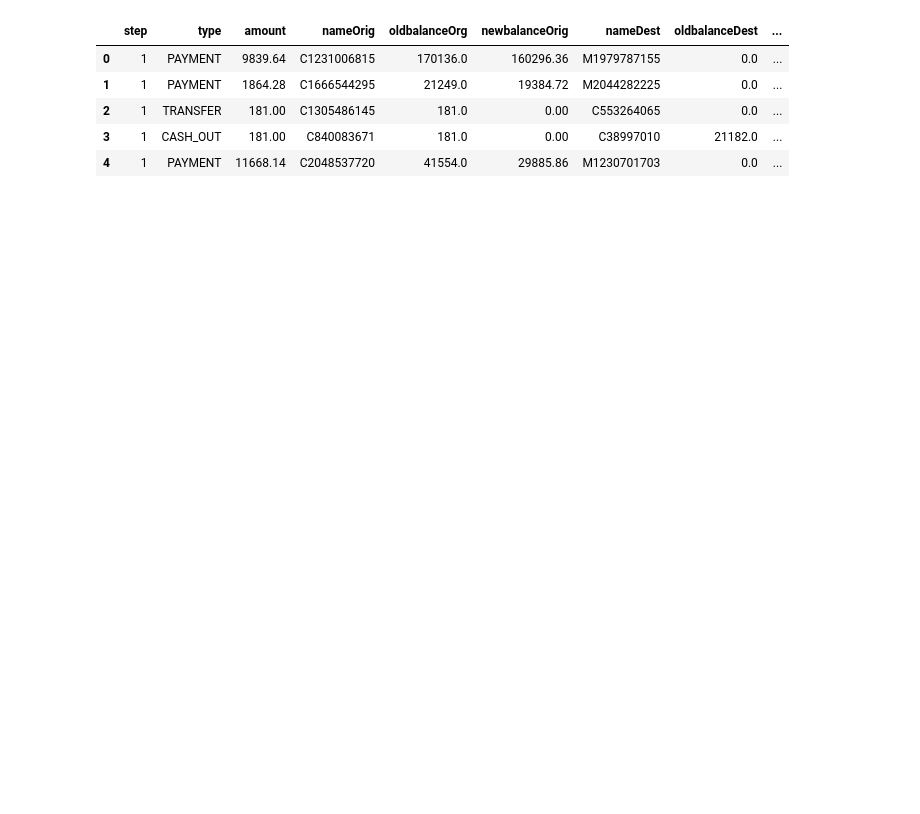
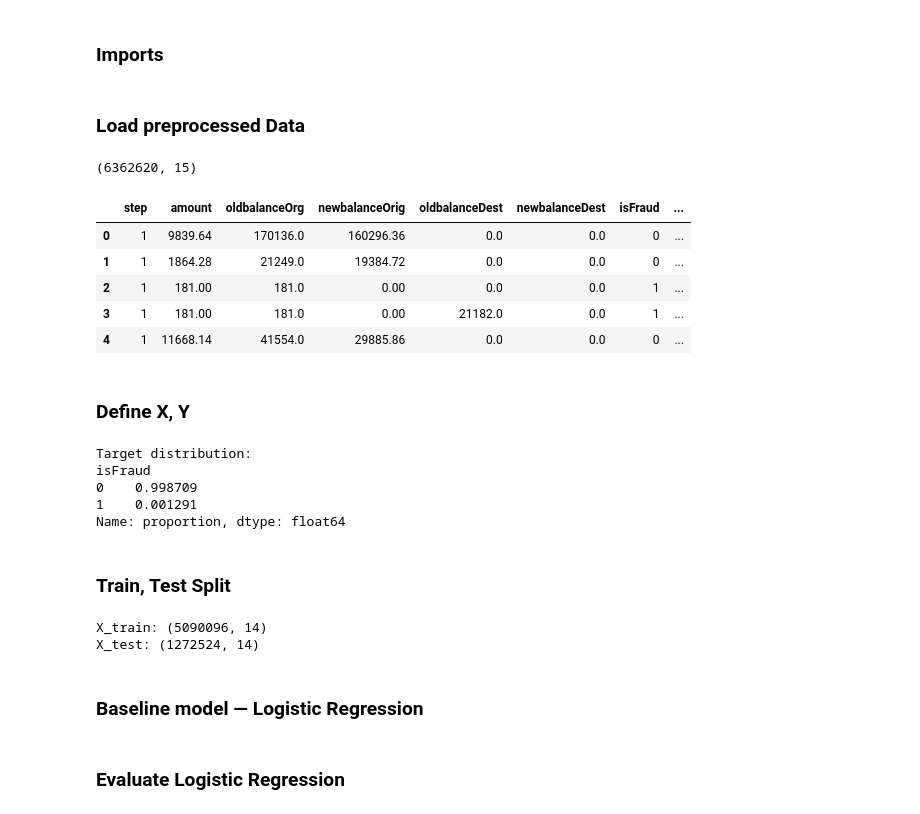
Before and after one commit to devgirl-esther/Fraud-Detection-Data-Analysis-and-ML-, a Jupyter notebook: notebooks/02_modeling.ipynb, the cells around one changed output. Drawn from its saved outputs; the diff is of its cells as text; code cells hidden in the pictures; blank space fills up the shorter version.

```diff
--- a/notebooks/02_modeling.ipynb
+++ b/notebooks/02_modeling.ipynb
@@ -11,0 +1,2 @@ import matplotlib.pyplot as plt
+# %% [markdown]
+### Imports
@@ -12,10 +27,47 @@ import matplotlib.pyplot as plt
+# %% [markdown]
+### Load preprocessed Data
+# %%
+df = pd.read_csv("../data/processed/fraud_baseline_model_data.csv")
+
+print(df.shape)
+df.head()
+# %% [output]
+(6362620, 15)
+|  | step | amount | oldbalanceOrg | newbalanceOrig | oldbalanceDest | newbalanceDest | isFraud | ... |
+| 0 | 1 | 9839.64 | 170136.0 | 160296.36 | 0.0 | 0.0 | 0 | ... |
+| 1 | 1 | 1864.28 | 21249.0 | 19384.72 | 0.0 | 0.0 | 0 | ... |
+| 2 | 1 | 181.00 | 181.0 | 0.00 | 0.0 | 0.0 | 1 | ... |
+| 3 | 1 | 181.00 | 181.0 | 0.00 | 21182.0 | 0.0 | 1 | ... |
+| 4 | 1 | 11668.14 | 41554.0 | 29885.86 | 0.0 | 0.0 | 0 | ... |
+# %% [markdown]
+### Define X, Y
 # %%
-df = pd.read_csv("../data/PS_20174392719_1491204439457_log.csv")
-df.head()
+X = df.drop(columns=['isFraud'])
+y = df['isFraud']
+
+print("Target distribution:")
+print(y.value_counts(normalize=True))
 # %% [output]
-|  | step | type | amount | nameOrig | oldbalanceOrg | newbalanceOrig | nameDest | oldbalanceDest | ... |
-| 0 | 1 | PAYMENT | 9839.64 | C1231006815 | 170136.0 | 160296.36 | M1979787155 | 0.0 | ... |
-| 1 | 1 | PAYMENT | 1864.28 | C1666544295 | 21249.0 | 19384.72 | M2044282225 | 0.0 | ... |
-| 2 | 1 | TRANSFER | 181.00 | C1305486145 | 181.0 | 0.00 | C553264065 | 0.0 | ... |
-| 3 | 1 | CASH_OUT | 181.00 | C840083671 | 181.0 | 0.00 | C38997010 | 21182.0 | ... |
-| 4 | 1 | PAYMENT | 11668.14 | C2048537720 | 41554.0 | 29885.86 | M1230701703 | 0.0 | ... |
+Target distribution:
+isFraud
+0    0.998709
+1    0.001291
+Name: proportion, dtype: float64
+# %% [markdown]
+### Train, Test Split
+# %%
+# Train-test split with stratification because fraud is imbalanced
+X_train, X_test, y_train, y_test = train_test_split(
+    X, y,
+    test_size=0.2,
+    random_state=42,
+    stratify=y
+)
+
+print("X_train:", X_train.shape)
+print("X_test:", X_test.shape)
+# %% [output]
+X_train: (5090096, 14)
+X_test: (1272524, 14)
+# %% [markdown]
+### Baseline model — Logistic Regression
@@ -21,0 +84,2 @@ df.head()
+# %% [markdown]
+### Evaluate Logistic Regression
```
Also changed, not shown: parts of 18 cells of this notebook.
